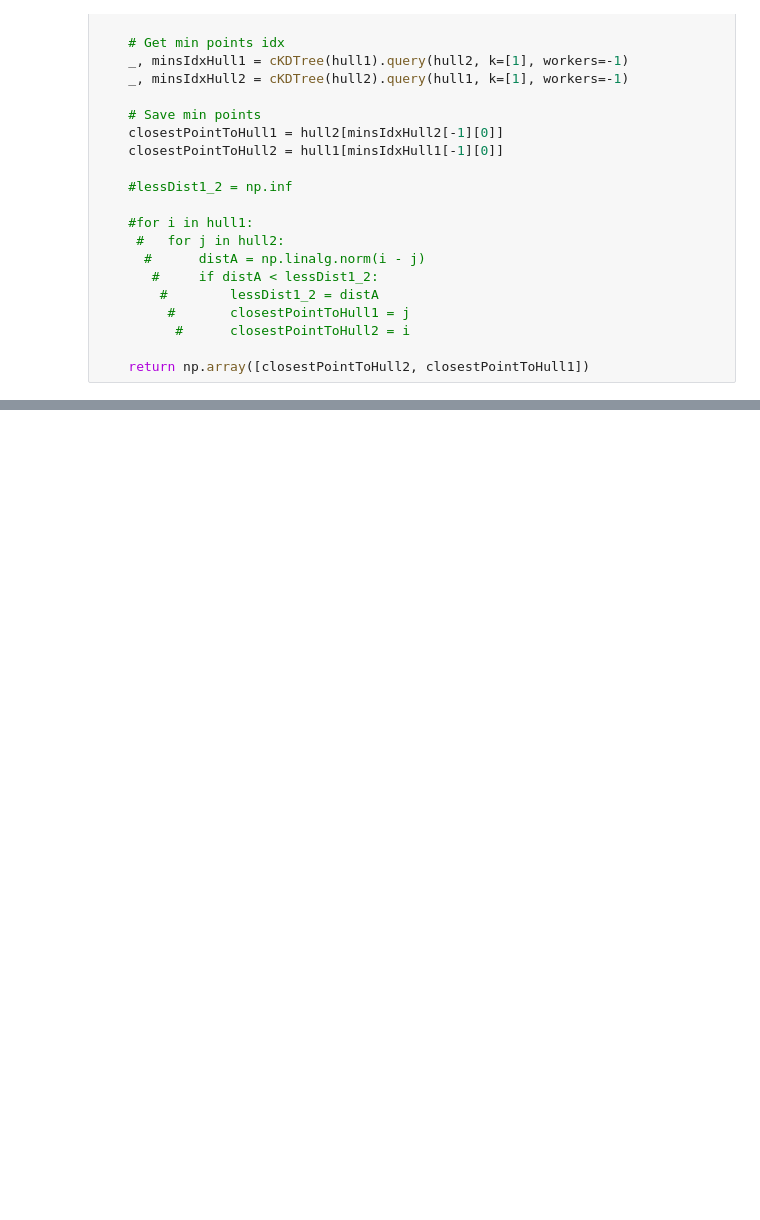
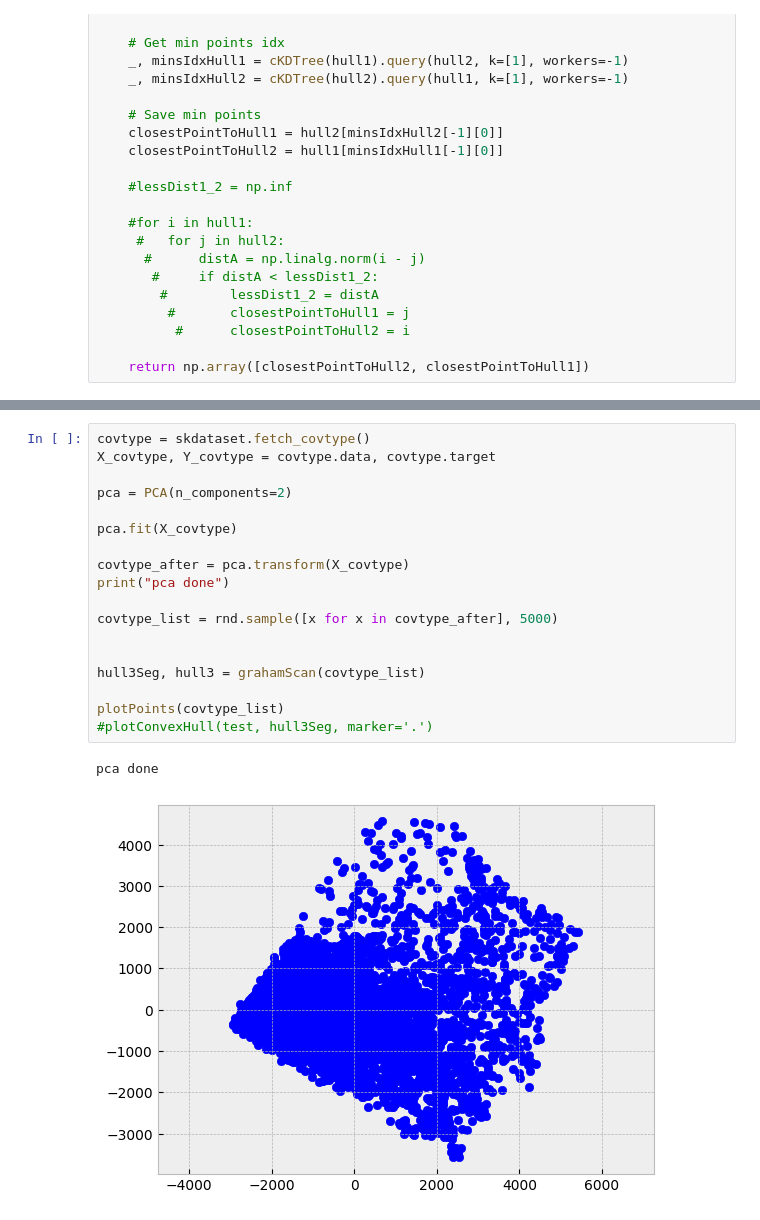
Before and after one commit to probablygab/2d-linear-classifier, a Jupyter notebook: tp1_alg2.ipynb, the cells around one changed output, grey strips where cells are left out. Cells and saved outputs as stored; diff of their text form; blank space fills up the shorter version.

```diff
--- a/tp1_alg2.ipynb
+++ b/tp1_alg2.ipynb
@@ -794,3 +846,24 @@ Running for 120 points
+# %%
+covtype = skdataset.fetch_covtype()
+X_covtype, Y_covtype = covtype.data, covtype.target
+
+pca = PCA(n_components=2)
+
+pca.fit(X_covtype)
+
+covtype_after = pca.transform(X_covtype)
+print("pca done")
+
+covtype_list = rnd.sample([x for x in covtype_after], 5000)
+
+
+hull3Seg, hull3 = grahamScan(covtype_list)
+
+plotPoints(covtype_list)
+#plotConvexHull(test, hull3Seg, marker='.')
+# %% [output]
+pca done
+[figure, added]
 # %%
 # classificate point if are above or below the perpendicular segment between convex hulls
 # this is important to mark points with labels according to this result
```
Also changed, not shown: parts of 8 cells of this notebook.
